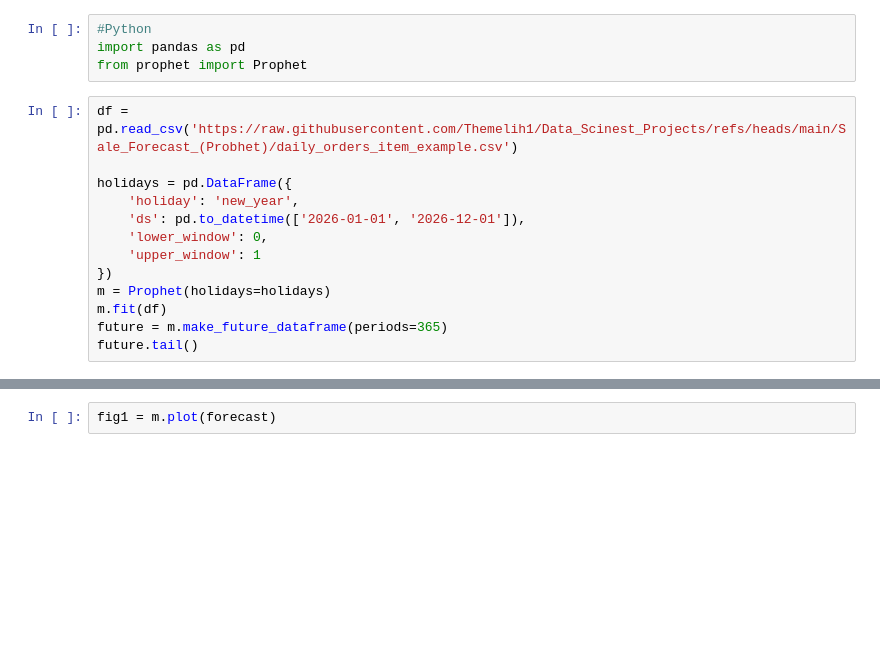
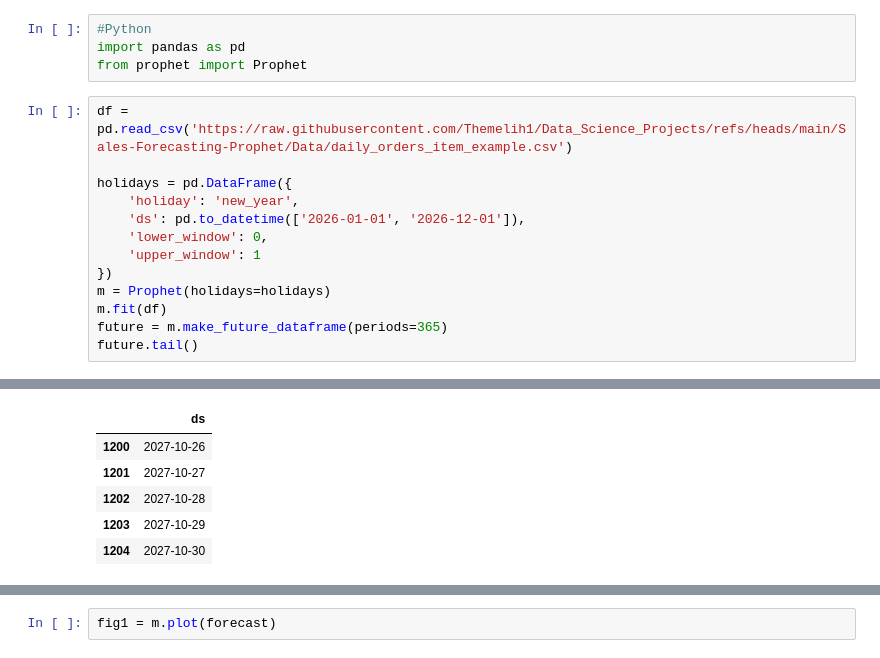
Before and after one commit to Themelih1/Data_Science_Projects, a Jupyter notebook: Sales-Forecasting-Prophet/Notebook .ipynb, the cells around one changed output, grey strips where cells are left out. Cells and saved outputs as stored; diff of their text form; blank space fills up the shorter version.

```diff
--- a/Sales-Forecasting-Prophet/Notebook .ipynb
+++ b/Sales-Forecasting-Prophet/Notebook .ipynb
@@ -50,7 +50,7 @@ Successfully installed cmdstanpy-1.3.0 holidays-0.86 importlib_resources-6.5.2 p
 import pandas as pd
 from prophet import Prophet
 # %%
-df = pd.read_csv('https://raw.githubusercontent.com/Themelih1/Data_Scinest_Projects/refs/heads/main/Sale_Forecast_(Probhet)/daily_orders_item_example.csv')
+df = pd.read_csv('https://raw.githubusercontent.com/Themelih1/Data_Science_Projects/refs/heads/main/Sales-Forecasting-Prophet/Data/daily_orders_item_example.csv')
 
 holidays = pd.DataFrame({
     'holiday': 'new_year',
@@ -67,3 +68,9 @@ HTTPError: HTTP Error 404: Not Found
+|  | ds |
+| 1200 | 2027-10-26 |
+| 1201 | 2027-10-27 |
+| 1202 | 2027-10-28 |
+| 1203 | 2027-10-29 |
+| 1204 | 2027-10-30 |
 # %%
 forecast = m.predict(future)
 forecast[['ds','yhat','yhat_lower','yhat_upper']].tail()
```
Also changed, not shown: parts of 3 cells of this notebook.
